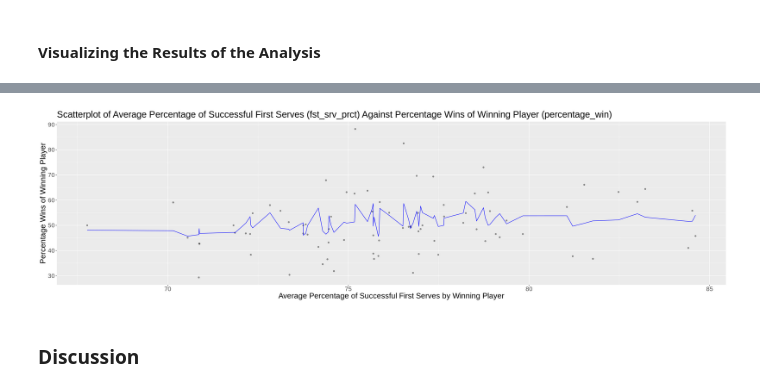
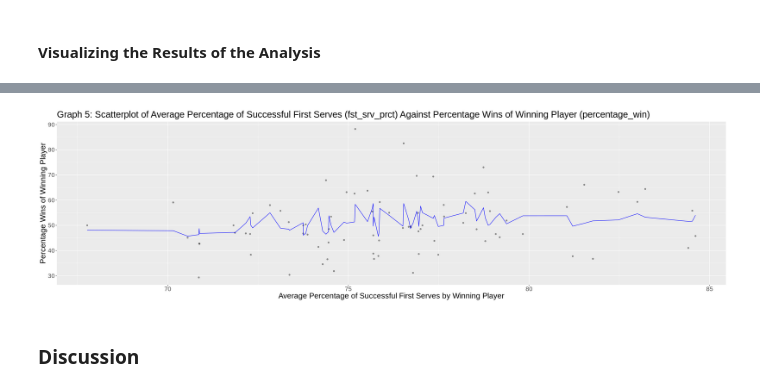
Before and after one commit to kimtanpalanca/dsci_group_15, a Jupyter notebook: group_project_report.ipynb, the cells around one changed output, grey strips where cells are left out. Drawn from its saved outputs; the diff is of its cells as text; code cells hidden in the pictures.

```diff
--- a/group_project_report.ipynb
+++ b/group_project_report.ipynb
@@ -496,21 +534,21 @@ svpt_plot
 # %%
 options(repr.plot.width = 25, repr.plot.height = 7)
 
 win_plot <- ggplot(predictions, aes(x = fst_srv_prct, y = percentage_win)) +
   geom_point(alpha = 0.4) +
     xlab("Average Percentage of Successful First Serves by Winning Player") +
     ylab("Percentage Wins of Winning Player") +
     geom_line(data = predictions,
             mapping = aes(x = fst_srv_prct, y = .pred),
             color = "blue") +
-  ggtitle("Scatterplot of Average Percentage of Successful First Serves (fst_srv_prct) Against Percentage Wins of Winning Player (percentage_win)") +
+  ggtitle("Graph 5: Scatterplot of Average Percentage of Successful First Serves (fst_srv_prct) Against Percentage Wins of Winning Player (percentage_win)") +
   theme (text = element_text (size = 20))
 
 win_plot
 
 #graphing each individual predictor against the response variable to evaluate the relationships between them
 # %% [output]
-[figure, old version]
+[figure, new version]
 # %% [markdown]
 ### Discussion
 # %% [markdown]
```
Also changed, not shown: parts of 16 cells of this notebook.
